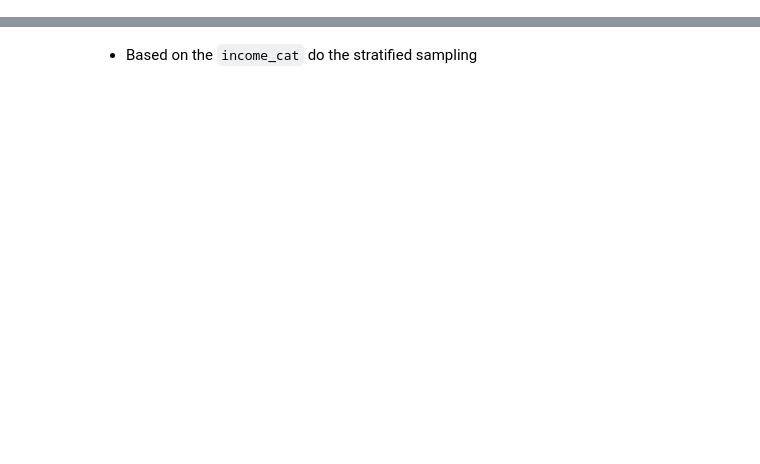
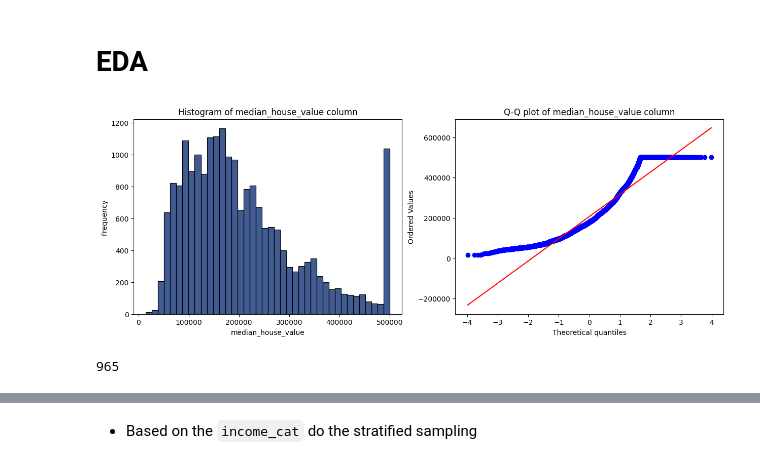
Before and after one commit to tienphatnguyendev/housing_price_prediction, a Jupyter notebook: Housing Price Prediction.ipynb, the cells around one changed output, grey strips where cells are left out. Saved outputs shown, nothing was run; the diff lists cells and outputs as text; code cells hidden in the pictures; blank space fills up the shorter version.

```diff
--- a/Housing Price Prediction.ipynb
+++ b/Housing Price Prediction.ipynb
@@ -122,0 +94,5 @@ housing_data['income_cat'].hist()
+# %%
+target_col = 'median_house_value'
+num_cols = df.select_dtypes(include=[np.number]).columns.values
+cat_cols = df.select_dtypes(exclude=[np.number]).columns.values
+num_cols,cat_cols
@@ -122,0 +175,31 @@ housing_data['income_cat'].hist()
+# %% [markdown]
+# EDA
+# %%
+def displot(df: pd.DataFrame, target_col: str, bins: int):
+    _, (ax1, ax2) = plt.subplots(1,2, figsize=(15,5))
+
+    sns.histplot(
+        df[target_col],
+        bins=bins,
+        ax=ax1)
+    ax1.set(
+        title=f'Histogram of {target_col} column',
+        ylabel='Frequency',
+        xlabel=target_col
+    )
+
+    stats.probplot(df[target_col], plot=ax2)
+    ax2.set(
+        title=f'Q-Q plot of {target_col} column'
+    )
+    plt.show()
+# %%
+bins=40
+displot(df, target_col, bins)
+# %% [output]
+[figure, added]
+# %%
+max_value = df[target_col].max()
+df.query(f'{target_col} == {max_value}').shape[0]
+# %% [output]
+965
```
Also changed, not shown: parts of 69 cells of this notebook, 2 other files.
